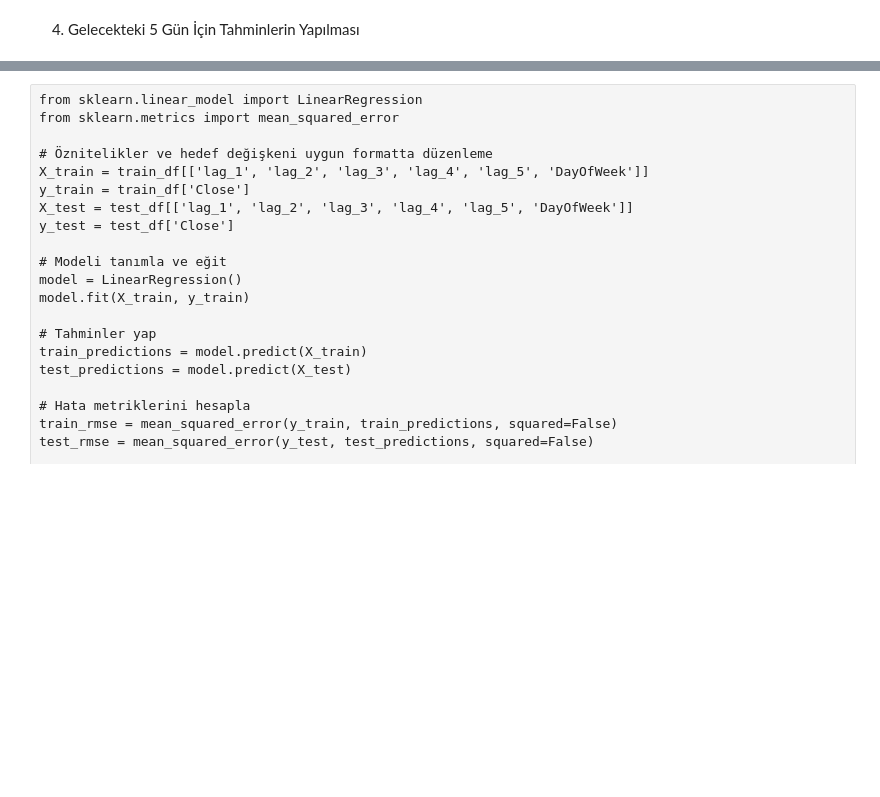
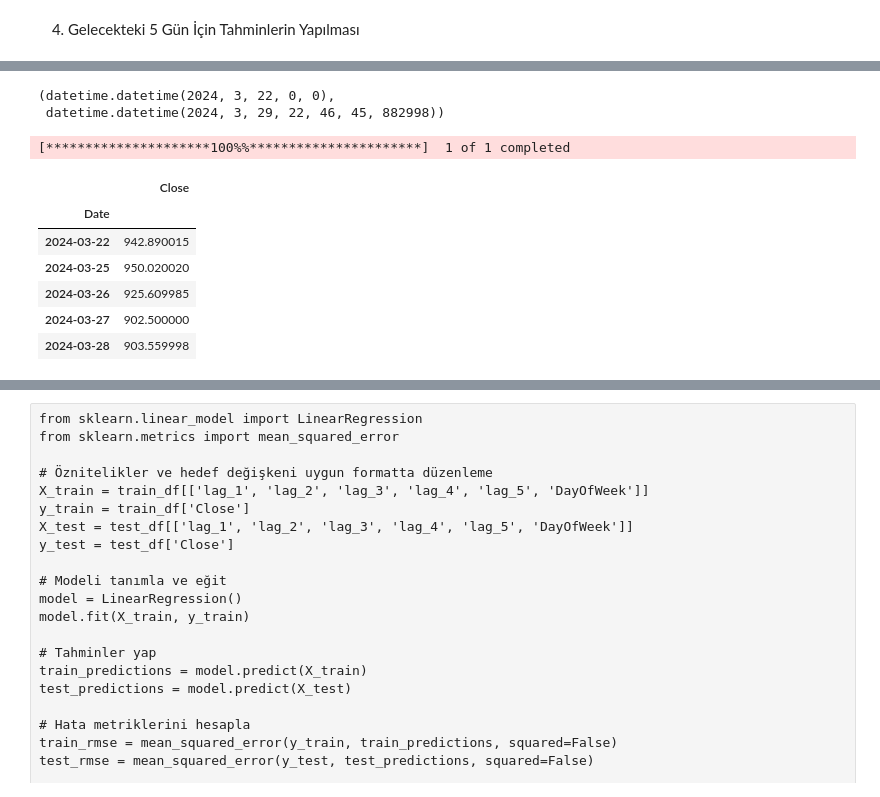
Before and after one commit to TunahanINCE/Machine-Learning-Models-for-Predicting-Stock-Market-Closing-Prices, a Jupyter notebook: TunahanINCE.ipynb, the cells around one changed output, grey strips where cells are left out. Cells and saved outputs as stored; diff of their text form; code cells hidden in the pictures; blank space fills up the shorter version.

```diff
--- a/TunahanINCE.ipynb
+++ b/TunahanINCE.ipynb
@@ -299,0 +325,21 @@ spark.createDataFrame(df_org.tail(5)).show()
+# %%
+end = dt.datetime.now()
+#end = dt.datetime(2024,3,27)
+start = dt.datetime(2024,3,22)
+start,end
+# %% [output]
+(datetime.datetime(2024, 3, 22, 0, 0),
+ datetime.datetime(2024, 3, 29, 22, 46, 45, 882998))
+# %%
+df_real = yf.download("NVDA",start,end)
+df_real_close = df_real.drop(columns=["Open","High","Low","Adj Close","Volume"])
+df_real_close
+# %% [output]
+[*********************100%%**********************]  1 of 1 completed
+|  | Close |
+| Date |  |
+| 2024-03-22 | 942.890015 |
+| 2024-03-25 | 950.020020 |
+| 2024-03-26 | 925.609985 |
+| 2024-03-27 | 902.500000 |
+| 2024-03-28 | 903.559998 |
```
Also changed, not shown: parts of 21 cells of this notebook.
